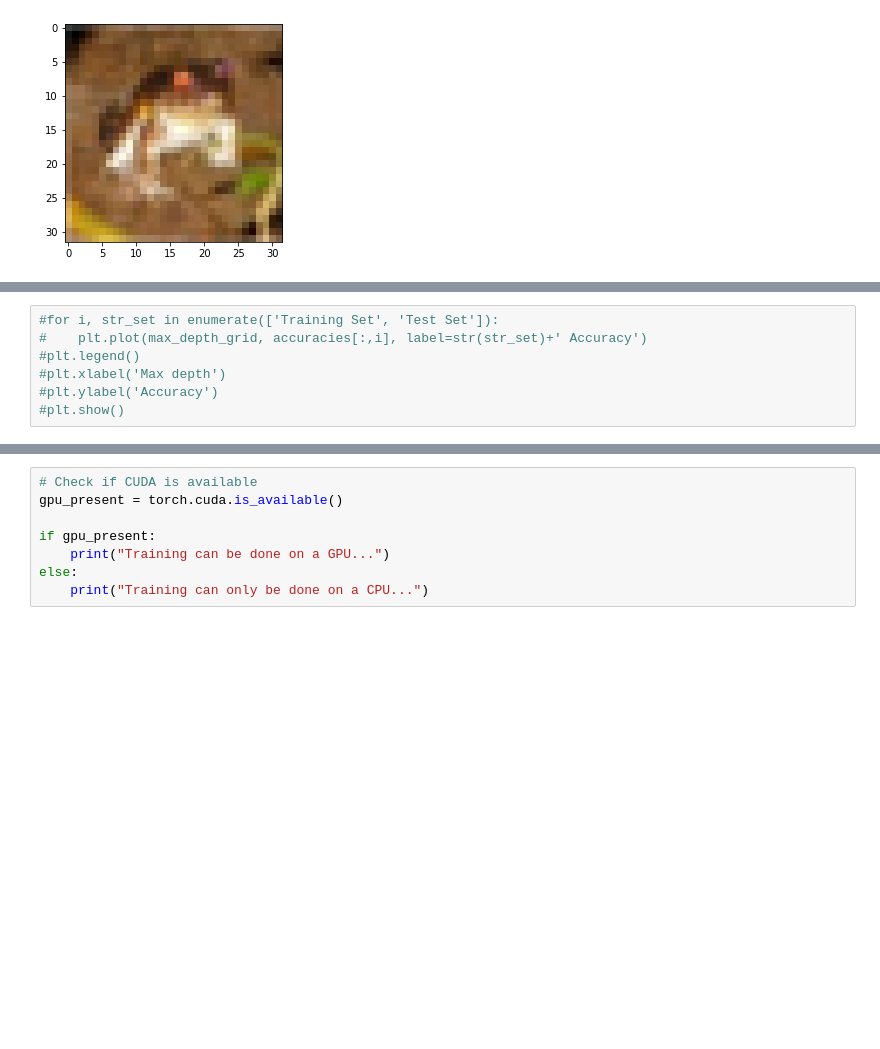
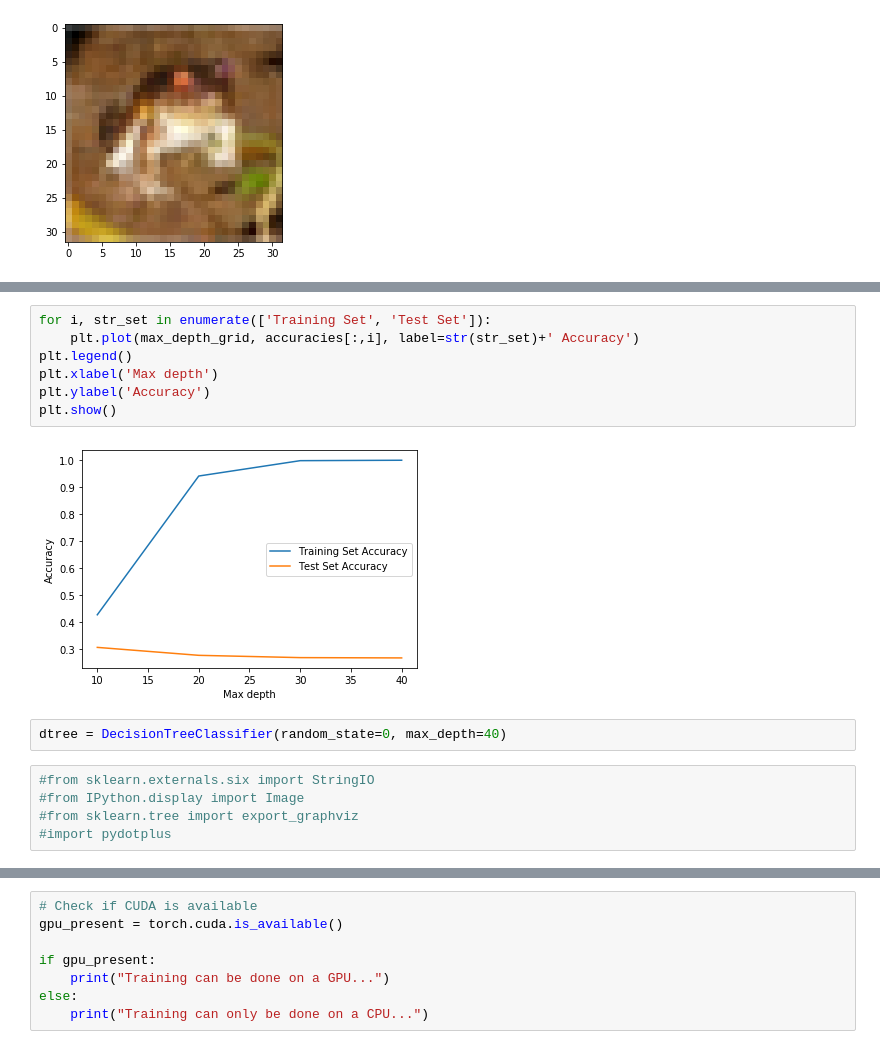
Before and after one commit to karthikbeepi/Machine-Learning-Comp-6321, a Jupyter notebook: CIFAR10/cifar-10-batches-py/CIFAR10.ipynb, the cells around one changed output, grey strips where cells are left out. Saved outputs shown, nothing was run; the diff lists cells and outputs as text; blank space fills up the shorter version.

```diff
--- a/CIFAR10/cifar-10-batches-py/CIFAR10.ipynb
+++ b/CIFAR10/cifar-10-batches-py/CIFAR10.ipynb
@@ -54,7 +57,16 @@ plt.imshow(X[0].reshape(3,32,32).transpose(1,2,0))
 # %%
-#for i, str_set in enumerate(['Training Set', 'Test Set']):
-#    plt.plot(max_depth_grid, accuracies[:,i], label=str(str_set)+' Accuracy')
-#plt.legend()
-#plt.xlabel('Max depth')
-#plt.ylabel('Accuracy')
-#plt.show()
+for i, str_set in enumerate(['Training Set', 'Test Set']):
+    plt.plot(max_depth_grid, accuracies[:,i], label=str(str_set)+' Accuracy')
+plt.legend()
+plt.xlabel('Max depth')
+plt.ylabel('Accuracy')
+plt.show()
+# %% [output]
+[figure, added]
+# %%
+dtree = DecisionTreeClassifier(random_state=0, max_depth=40)
+# %%
+#from sklearn.externals.six import StringIO
+#from IPython.display import Image
+#from sklearn.tree import export_graphviz
+#import pydotplus
```
Also changed, not shown: parts of 10 cells of this notebook.
